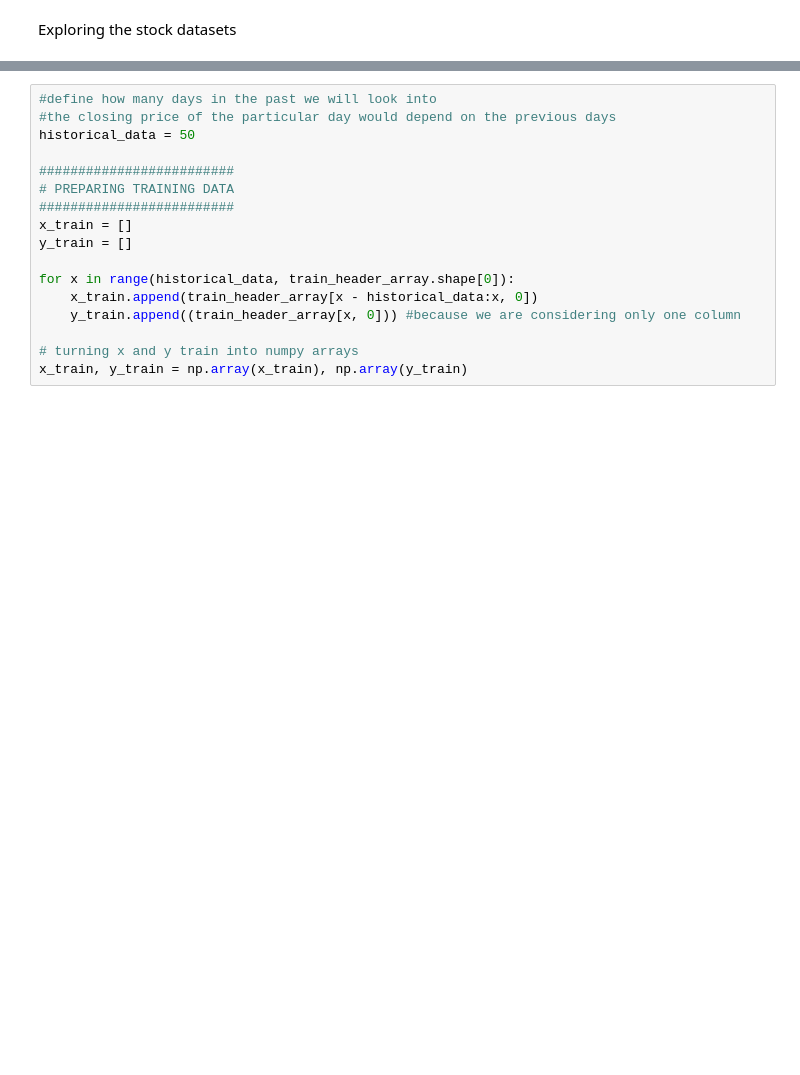
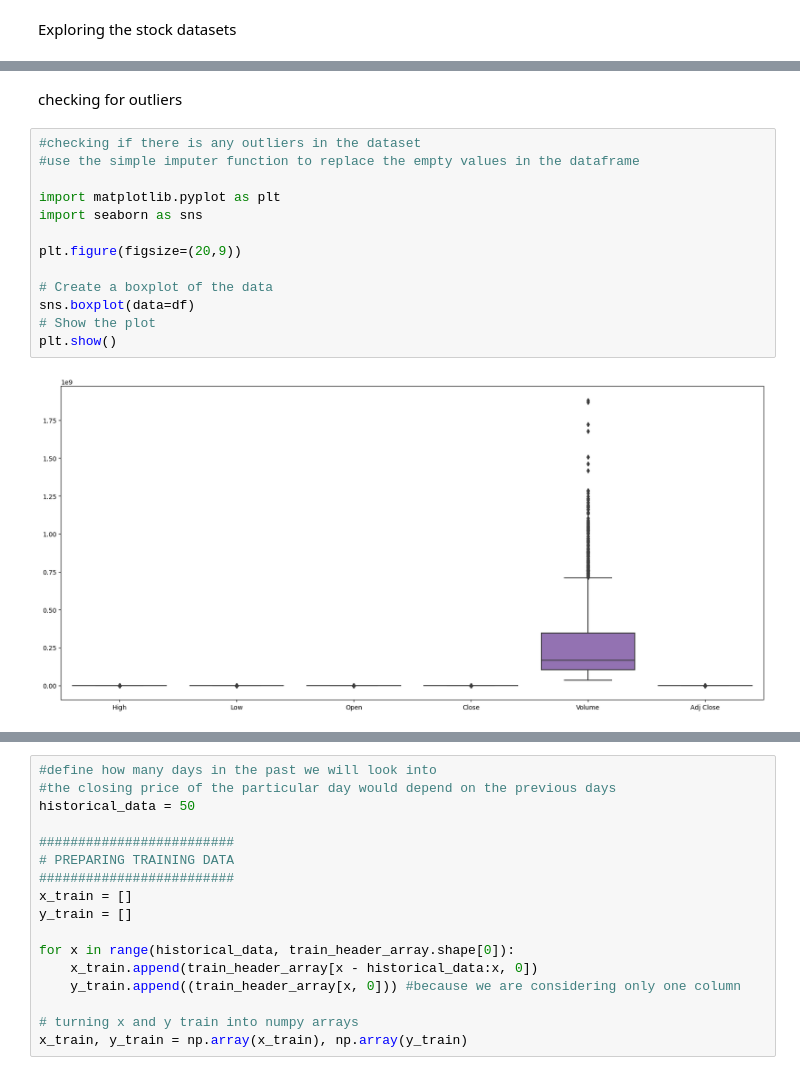
Before and after one commit to dagbolade/stock-price-assessment, a Jupyter notebook: stk.ipynb, the cells around one changed output, grey strips where cells are left out. Cells and saved outputs as stored; diff of their text form; blank space fills up the shorter version.

Commit message:
checked if there is an outlier in the code

```diff
--- a/stk.ipynb
+++ b/stk.ipynb
@@ -142,3 +142,20 @@ Adj Close  0.999817  0.999804  0.999657  0.999942 -0.496833   1.000000
+# %% [markdown]
+checking for outliers
+# %%
+#checking if there is any outliers in the dataset
+#use the simple imputer function to replace the empty values in the dataframe
+
+import matplotlib.pyplot as plt
+import seaborn as sns
+
+plt.figure(figsize=(20,9))
+
+# Create a boxplot of the data
+sns.boxplot(data=df)
+# Show the plot
+plt.show()
+# %% [output]
+[figure, added]
 # %%
 #splitting the data into training and testing
 train_header = pd.DataFrame(df['Close'][0:int(len(df)*0.70)])
```
Also changed, not shown: parts of 12 cells of this notebook.
